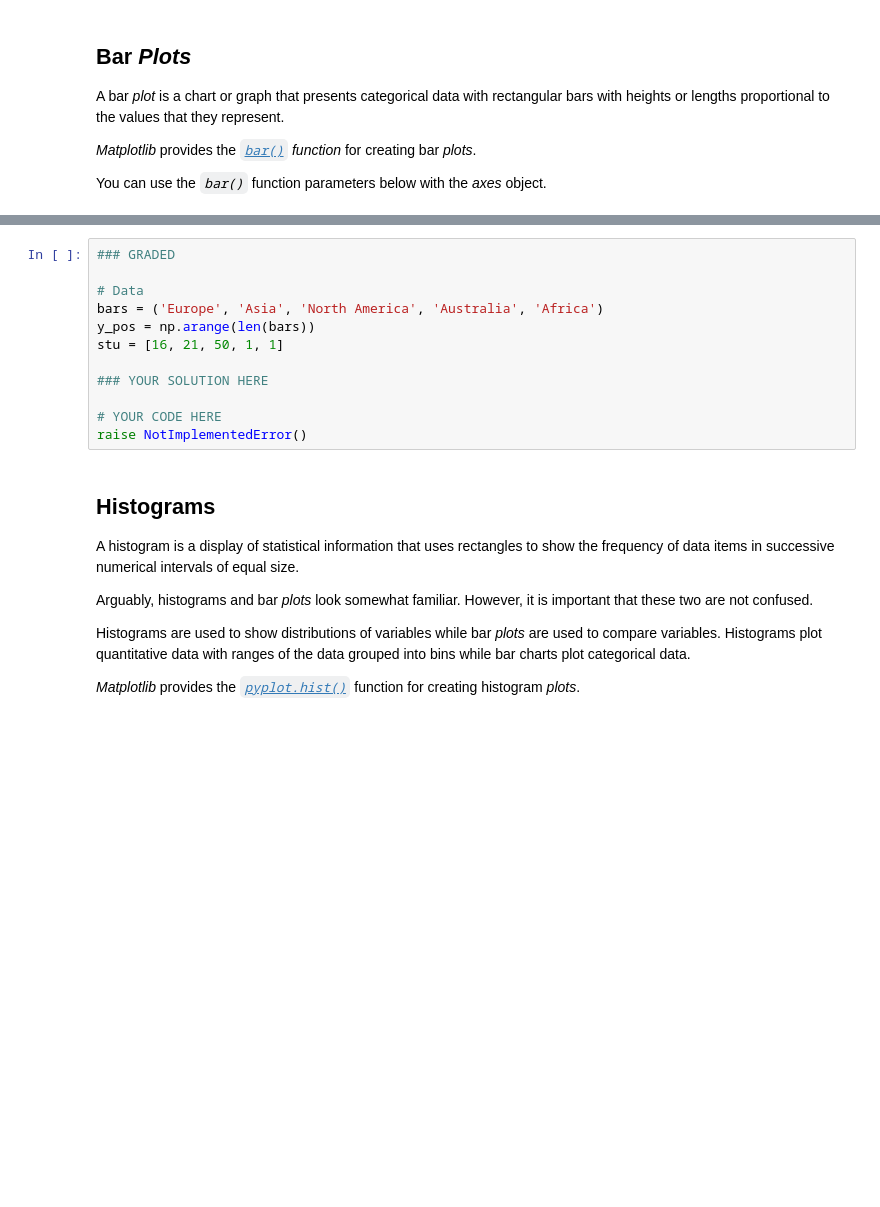
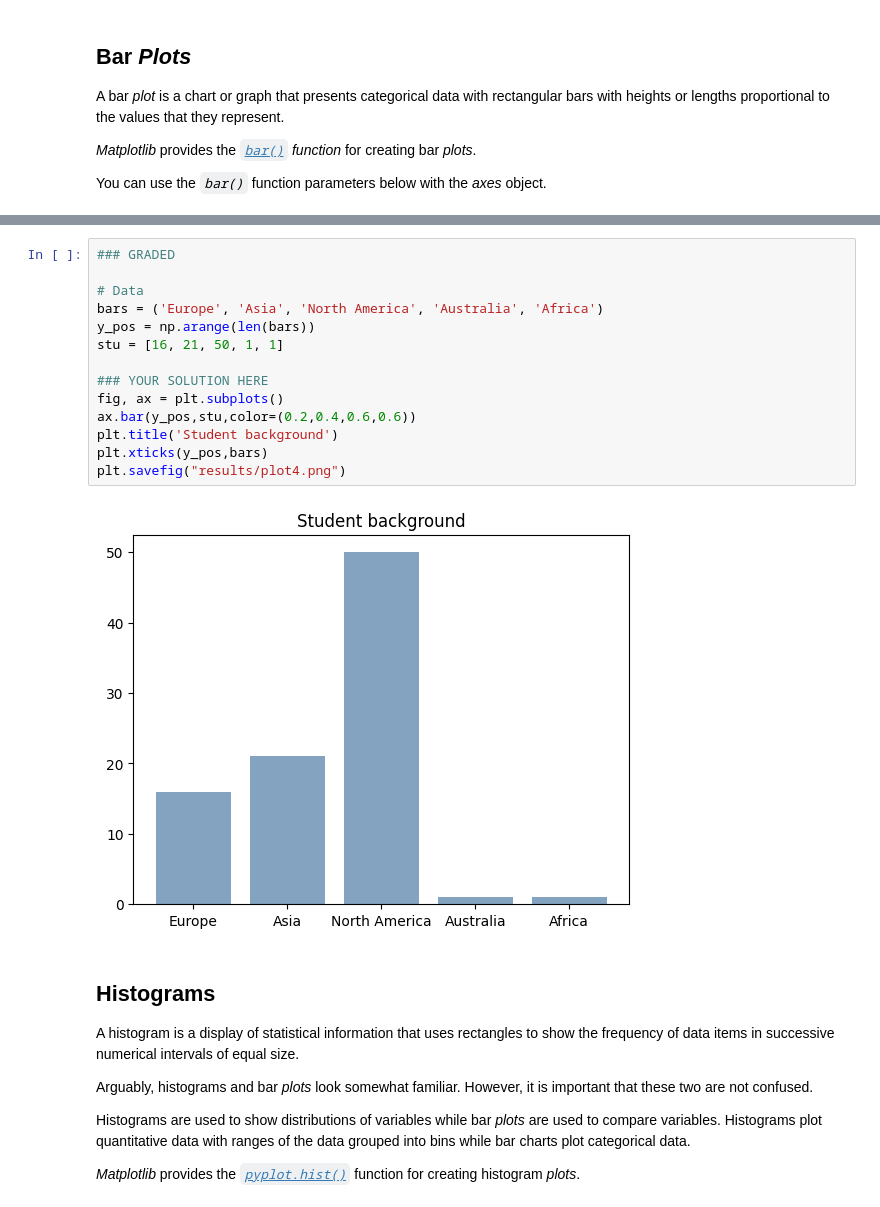
Before and after one commit to andrewcbuensalida/numpy-mit, a Jupyter notebook: plotting.ipynb, the cells around one changed output, grey strips where cells are left out. Cells and saved outputs as stored; diff of their text form; blank space fills up the shorter version.

```diff
--- a/plotting.ipynb
+++ b/plotting.ipynb
@@ -137,15 +158,19 @@ Save your *plot* as a *`png`* file with the name *`plot4.png`* in the folder *`r
 # %%
 ### GRADED
 
 # Data
 bars = ('Europe', 'Asia', 'North America', 'Australia', 'Africa')
 y_pos = np.arange(len(bars))
 stu = [16, 21, 50, 1, 1]
 
 ### YOUR SOLUTION HERE
-
-# YOUR CODE HERE
-raise NotImplementedError()
+fig, ax = plt.subplots()
+ax.bar(y_pos,stu,color=(0.2,0.4,0.6,0.6))
+plt.title('Student background')
+plt.xticks(y_pos,bars)
+plt.savefig("results/plot4.png")
+# %% [output]
+[figure, added]
 # %% [markdown]
 ## Histograms
 
```
Also changed, not shown: parts of 5 cells of this notebook, 6 other files.
